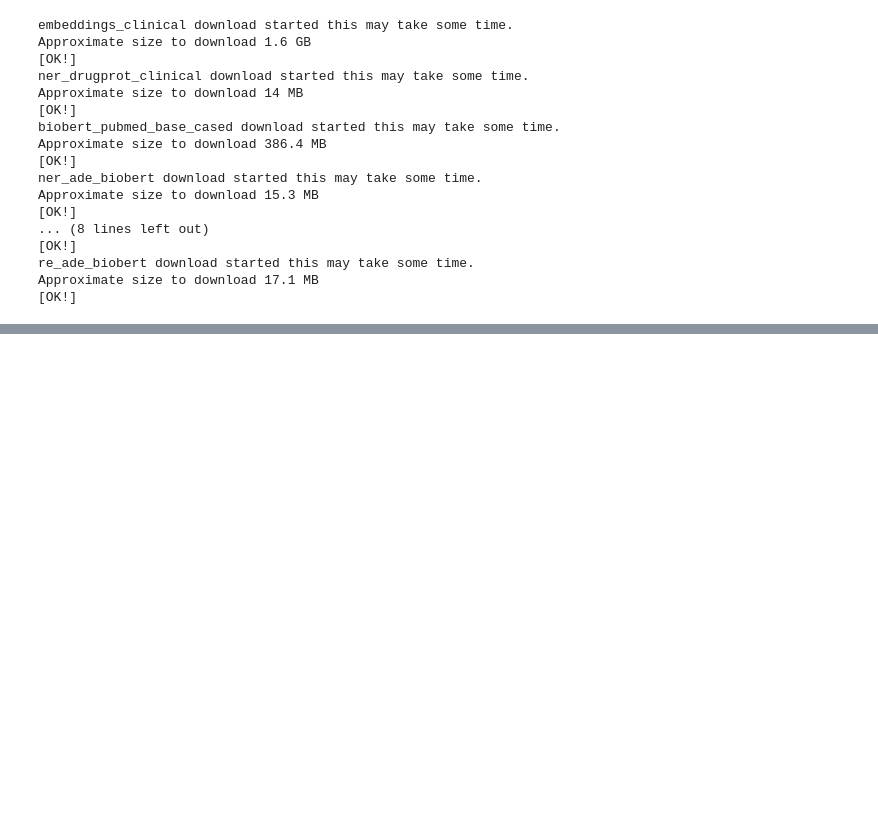
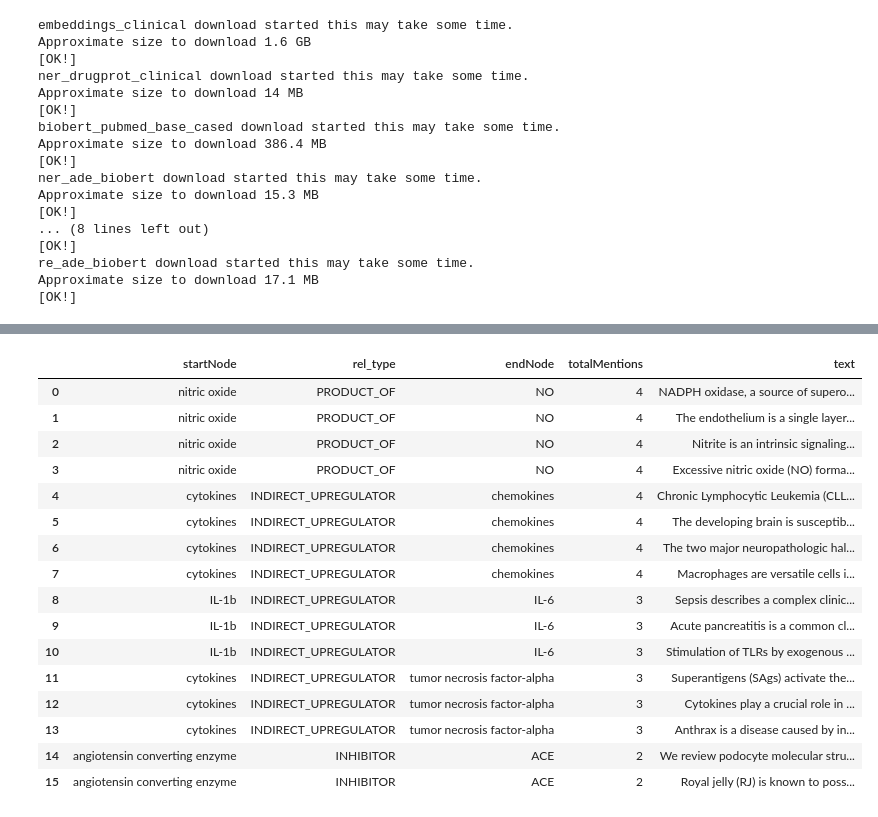
Before and after one commit to tomasonjo/blogs, a Jupyter notebook: pubmed/Pubmed NLP.ipynb, the cells around one changed output, grey strips where cells are left out. Saved outputs shown, nothing was run; the diff lists cells and outputs as text; code cells hidden in the pictures; blank space fills up the shorter version.

```diff
--- a/pubmed/Pubmed NLP.ipynb
+++ b/pubmed/Pubmed NLP.ipynb
@@ -435,0 +505,29 @@ ADE
+# %%
+run_query("""
+MATCH (start:Entity)-[:RELATIONSHIP]->(r)-[:RELATIONSHIP]->(end:Entity)
+WITH start, end, r,
+  size((r)<-[:MENTIONS]-()) AS totalMentions
+ORDER BY totalMentions DESC
+LIMIT 5
+MATCH (r)<-[:MENTIONS]-(section)
+RETURN start.name AS startNode, r.type AS rel_type, end.name AS endNode, totalMentions, section.text AS text
+
+""")
+# %% [output]
+|  | startNode | rel_type | endNode | totalMentions | text |
+| 0 | nitric oxide | PRODUCT_OF | NO | 4 | NADPH oxidase, a source of supero... |
+| 1 | nitric oxide | PRODUCT_OF | NO | 4 | The endothelium is a single layer... |
+| 2 | nitric oxide | PRODUCT_OF | NO | 4 | Nitrite is an intrinsic signaling... |
+| 3 | nitric oxide | PRODUCT_OF | NO | 4 | Excessive nitric oxide (NO) forma... |
+| 4 | cytokines | INDIRECT_UPREGULATOR | chemokines | 4 | Chronic Lymphocytic Leukemia (CLL... |
+| 5 | cytokines | INDIRECT_UPREGULATOR | chemokines | 4 | The developing brain is susceptib... |
+| 6 | cytokines | INDIRECT_UPREGULATOR | chemokines | 4 | The two major neuropathologic hal... |
+| 7 | cytokines | INDIRECT_UPREGULATOR | chemokines | 4 | Macrophages are versatile cells i... |
+| 8 | IL-1b | INDIRECT_UPREGULATOR | IL-6 | 3 | Sepsis describes a complex clinic... |
+| 9 | IL-1b | INDIRECT_UPREGULATOR | IL-6 | 3 | Acute pancreatitis is a common cl... |
+| 10 | IL-1b | INDIRECT_UPREGULATOR | IL-6 | 3 | Stimulation of TLRs by exogenous ... |
+| 11 | cytokines | INDIRECT_UPREGULATOR | tumor necrosis factor-alpha | 3 | Superantigens (SAgs) activate the... |
+| 12 | cytokines | INDIRECT_UPREGULATOR | tumor necrosis factor-alpha | 3 | Cytokines play a crucial role in ... |
+| 13 | cytokines | INDIRECT_UPREGULATOR | tumor necrosis factor-alpha | 3 | Anthrax is a disease caused by in... |
+| 14 | angiotensin converting enzyme | INHIBITOR | ACE | 2 | We review podocyte molecular stru... |
+| 15 | angiotensin converting enzyme | INHIBITOR | ACE | 2 | Royal jelly (RJ) is known to poss... |
```
Also changed, not shown: parts of 16 cells of this notebook.
